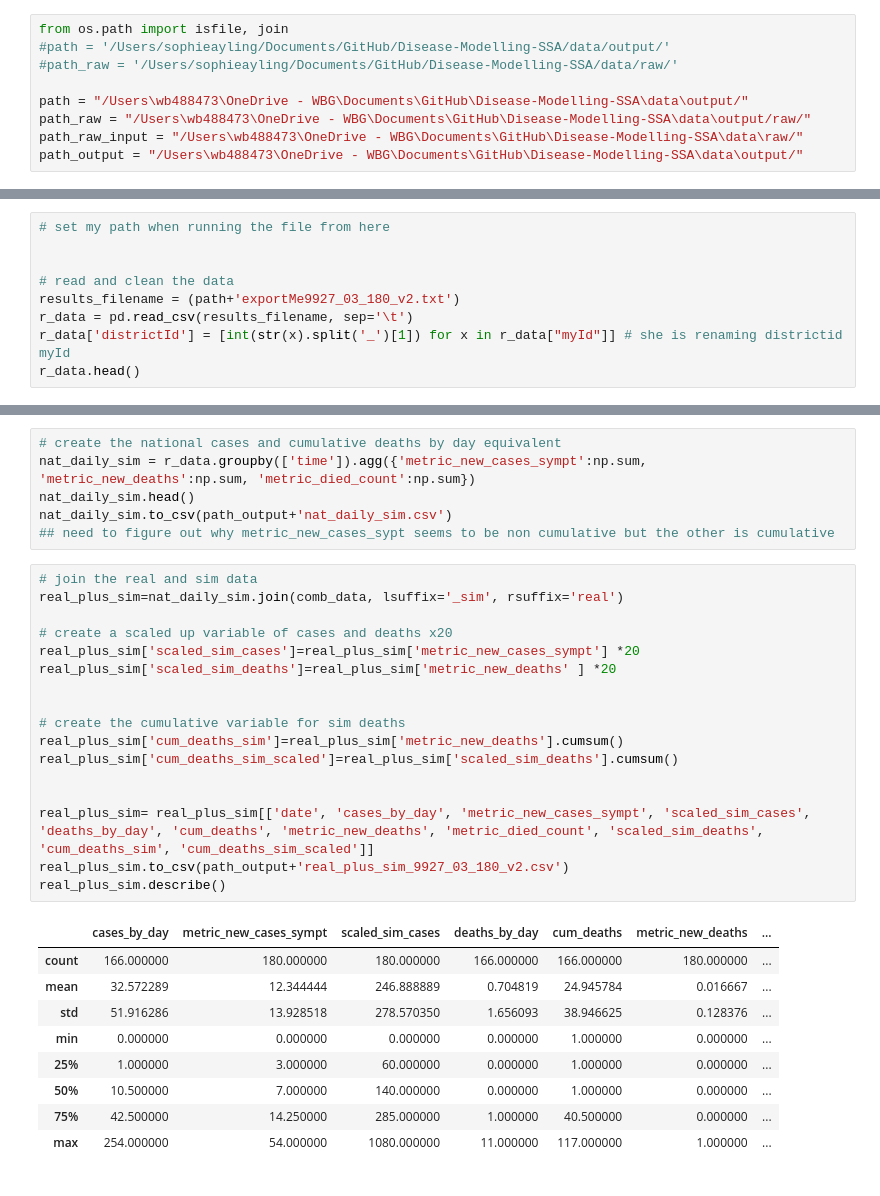
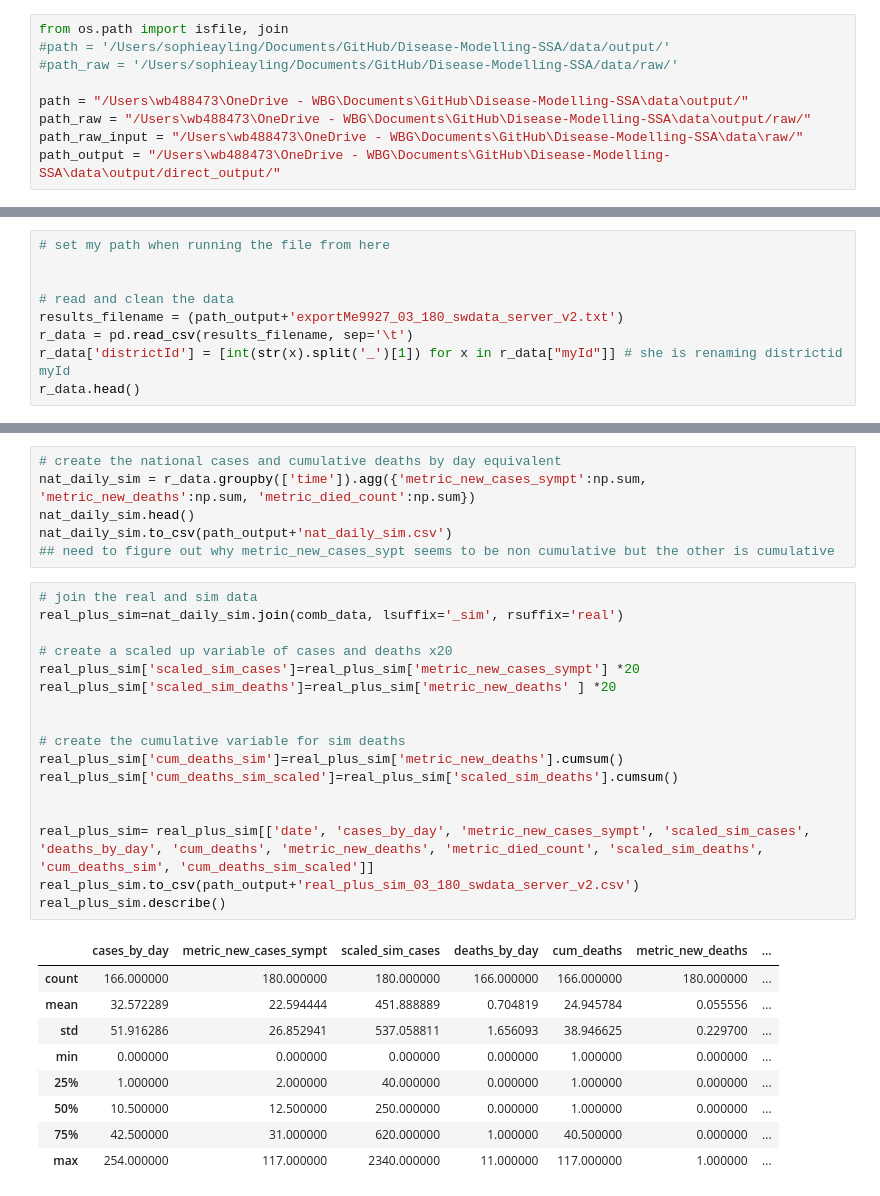
Before and after one commit to dime-worldbank/Disease-Modelling-SSA, a Jupyter notebook: notebooks/Comparisons_sa_v2.ipynb, the cells around one changed output, grey strips where cells are left out. Drawn from its saved outputs; the diff is of its cells as text.

```diff
--- a/notebooks/Comparisons_sa_v2.ipynb
+++ b/notebooks/Comparisons_sa_v2.ipynb
@@ -25,7 +25,7 @@ from os.path import isfile, join
 path = "/Users\wb488473\OneDrive - WBG\Documents\GitHub\Disease-Modelling-SSA\data\output/"
 path_raw = "/Users\wb488473\OneDrive - WBG\Documents\GitHub\Disease-Modelling-SSA\data\output/raw/"
 path_raw_input = "/Users\wb488473\OneDrive - WBG\Documents\GitHub\Disease-Modelling-SSA\data\raw/"
-path_output = "/Users\wb488473\OneDrive - WBG\Documents\GitHub\Disease-Modelling-SSA\data\output/"
+path_output = "/Users\wb488473\OneDrive - WBG\Documents\GitHub\Disease-Modelling-SSA\data\output/direct_output/"
 # %% [markdown]
 COMPARE TO [this](https://ourworldindata.org/covid-deaths)
 # %% [markdown]
@@ -52,7 +52,7 @@ Please note that it is TAB DELIMITED - if your data is not, then you will need t
 
 
 # read and clean the data
-results_filename = (path+'exportMe9927_03_180_v2.txt')
+results_filename = (path_output+'exportMe9927_03_180_swdata_server_v2.txt')
 r_data = pd.read_csv(results_filename, sep='\t')
 r_data['districtId'] = [int(str(x).split('_')[1]) for x in r_data["myId"]] # she is renaming districtid myId
 r_data.head()
@@ -243,30 +237,30 @@ nat_daily_sim.to_csv(path_output+'nat_daily_sim.csv')
 # %%
 # join the real and sim data
 real_plus_sim=nat_daily_sim.join(comb_data, lsuffix='_sim', rsuffix='real')
 
 # create a scaled up variable of cases and deaths x20
 real_plus_sim['scaled_sim_cases']=real_plus_sim['metric_new_cases_sympt'] *20
 real_plus_sim['scaled_sim_deaths']=real_plus_sim['metric_new_deaths' ] *20
 
 
 # create the cumulative variable for sim deaths
 real_plus_sim['cum_deaths_sim']=real_plus_sim['metric_new_deaths'].cumsum()
 real_plus_sim['cum_deaths_sim_scaled']=real_plus_sim['scaled_sim_deaths'].cumsum()
 
 
 real_plus_sim= real_plus_sim[['date', 'cases_by_day', 'metric_new_cases_sympt', 'scaled_sim_cases', 'deaths_by_day', 'cum_deaths', 'metric_new_deaths', 'metric_died_count', 'scaled_sim_deaths', 'cum_deaths_sim', 'cum_deaths_sim_scaled']]
-real_plus_sim.to_csv(path_output+'real_plus_sim_9927_03_180_v2.csv')
+real_plus_sim.to_csv(path_output+'real_plus_sim_03_180_swdata_server_v2.csv')
 real_plus_sim.describe()
 # %% [output]
 |  | cases_by_day | metric_new_cases_sympt | scaled_sim_cases | deaths_by_day | cum_deaths | metric_new_deaths | ... |
 | count | 166.000000 | 180.000000 | 180.000000 | 166.000000 | 166.000000 | 180.000000 | ... |
-| mean | 32.572289 | 12.344444 | 246.888889 | 0.704819 | 24.945784 | 0.016667 | ... |
-| std | 51.916286 | 13.928518 | 278.570350 | 1.656093 | 38.946625 | 0.128376 | ... |
+| mean | 32.572289 | 22.594444 | 451.888889 | 0.704819 | 24.945784 | 0.055556 | ... |
+| std | 51.916286 | 26.852941 | 537.058811 | 1.656093 | 38.946625 | 0.229700 | ... |
 | min | 0.000000 | 0.000000 | 0.000000 | 0.000000 | 1.000000 | 0.000000 | ... |
-| 25% | 1.000000 | 3.000000 | 60.000000 | 0.000000 | 1.000000 | 0.000000 | ... |
-| 50% | 10.500000 | 7.000000 | 140.000000 | 0.000000 | 1.000000 | 0.000000 | ... |
-| 75% | 42.500000 | 14.250000 | 285.000000 | 1.000000 | 40.500000 | 0.000000 | ... |
-| max | 254.000000 | 54.000000 | 1080.000000 | 11.000000 | 117.000000 | 1.000000 | ... |
+| 25% | 1.000000 | 2.000000 | 40.000000 | 0.000000 | 1.000000 | 0.000000 | ... |
+| 50% | 10.500000 | 12.500000 | 250.000000 | 0.000000 | 1.000000 | 0.000000 | ... |
+| 75% | 42.500000 | 31.000000 | 620.000000 | 1.000000 | 40.500000 | 0.000000 | ... |
+| max | 254.000000 | 117.000000 | 2340.000000 | 11.000000 | 117.000000 | 1.000000 | ... |
 # %%
 g = sns.relplot(x="time", y="scaled_sim_cases", kind="line", data=real_plus_sim).set(title="Scaled Simulated Cases by Day")
 g.fig.autofmt_xdate()
```
Also changed, not shown: parts of 8 cells of this notebook, 30 other files.
